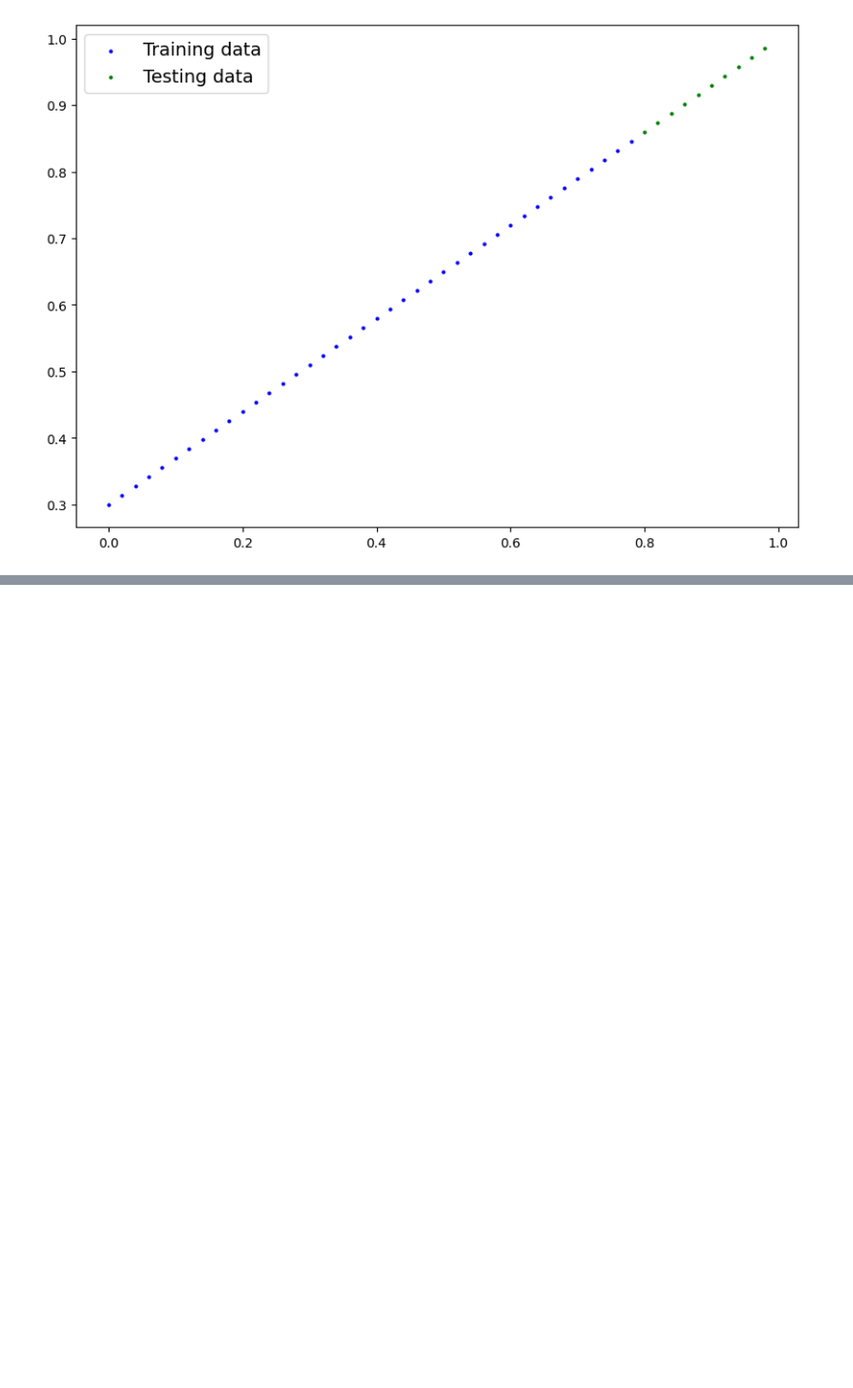
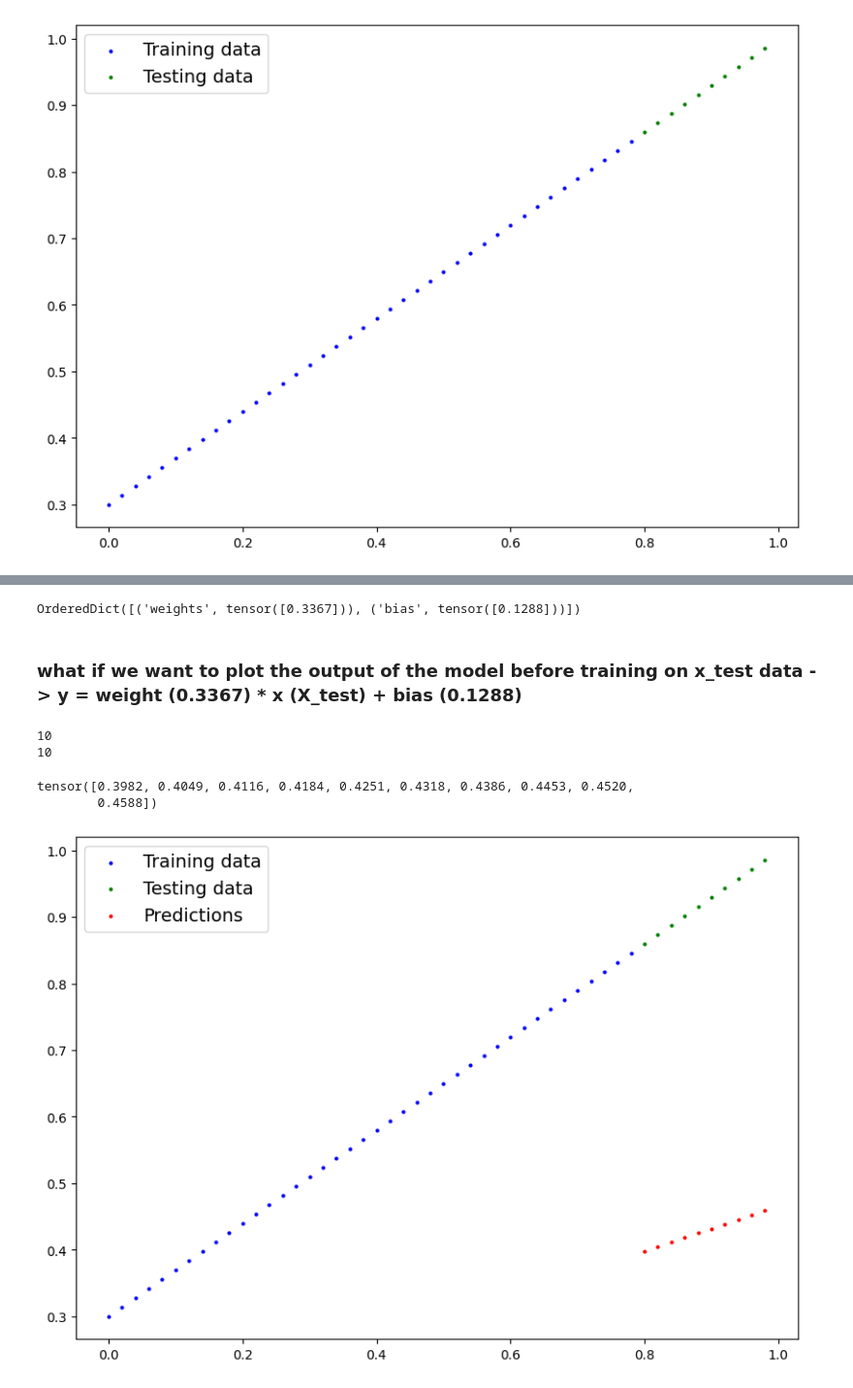
Before and after one commit to Amr-Abdellatif/learn-deep-learning-using-pytorch, a Jupyter notebook: videos_walkthrough/01_starting_pytorch_workflow_video.ipynb, the cells around one changed output, grey strips where cells are left out. Shown: that part at 97% size. Drawn from its saved outputs; the diff is of its cells as text; code cells hidden in the pictures; blank space fills up the shorter version.

```diff
--- a/videos_walkthrough/01_starting_pytorch_workflow_video.ipynb
+++ b/videos_walkthrough/01_starting_pytorch_workflow_video.ipynb
@@ -74,0 +77,17 @@ plot_predictions()
+# %%
+# create a linear regression model
+class LinearRegressionModel(nn.Module):
+    def __init__(self):
+        super(LinearRegressionModel,self).__init__()
+        self.weights = nn.Parameter(torch.randn(1,dtype=torch.float), # torch.randn is giving us a random value that we will updates through training to reach the optimal answer
+                                    requires_grad=True)
+        self.bias = nn.Parameter(torch.randn(1,dtype=torch.float), # dtype means datatype is the deafult pytorch data type which is float 32
+                                requires_grad=True) # requires grad means that the parameter will be updates using gradient descent
+    def forward(self,x: torch.Tensor) -> torch.Tensor:
+        # y = weight * x + bias
+        return self.weights * x + self.bias
+# %%
+# check the content of this model
+torch.manual_seed(42)
+# create an instance of the model
+model_0 = LinearRegressionModel()
@@ -74,0 +101,25 @@ plot_predictions()
+# %%
+model_0.state_dict()
+# %% [output]
+OrderedDict([('weights', tensor([0.3367])), ('bias', tensor([0.1288]))])
+# %% [markdown]
+### what if we want to plot the output of the model before training on x_test data -> y = weight (0.3367) * x (X_test) + bias (0.1288)
+# %%
+# how to make a prediction using this model
+with torch.inference_mode():
+    y_preds = model_0(X_test)
+# %%
+print(len(y_preds))
+print(len(X_test))
+# %% [output]
+10
+10
+# %%
+print(y_preds)
+# %% [output]
+tensor([0.3982, 0.4049, 0.4116, 0.4184, 0.4251, 0.4318, 0.4386, 0.4453, 0.4520,
+        0.4588])
+# %%
+plot_predictions(predictions=y_preds)
+# %% [output]
+[figure, added]
```
Also changed, not shown: parts of 8 cells of this notebook.
